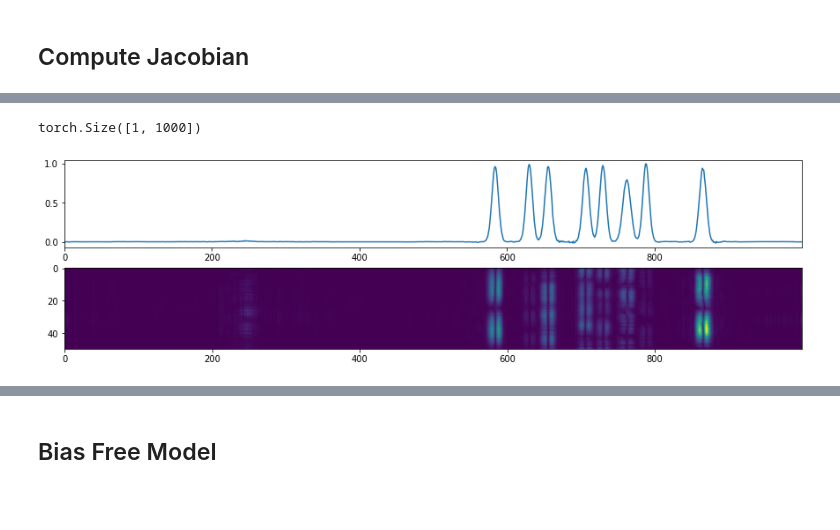
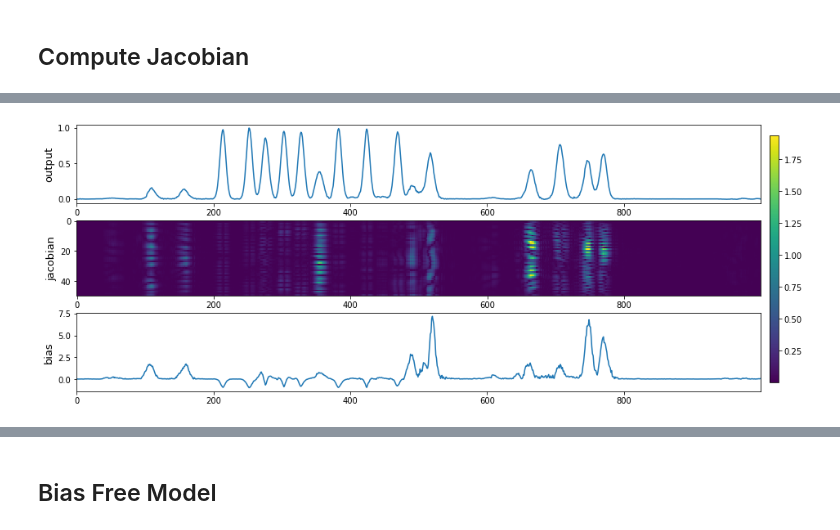
Before and after one commit to bofei5675/DeepFreq, a Jupyter notebook: grad_jacobian.ipynb, the cells around one changed output, grey strips where cells are left out. Drawn from its saved outputs; the diff is of its cells as text; code cells hidden in the pictures; blank space fills up the shorter version.

Commit message:
jacobian computation

```diff
--- a/grad_jacobian.ipynb
+++ b/grad_jacobian.ipynb
@@ -142,2 +94,5 @@ ax.legend(loc='center left', bbox_to_anchor=(1, 0.5))
+# %%
+idx = 8
+inp = torch.as_tensor(signal_10dB[idx][None])
 # %% [markdown]
 ## Compute Jacobian
@@ -163,30 +99,29 @@ plt.show()
-# %%
-inp = torch.tensor(signal_50dB[8][None])
-inp.requires_grad = True
-fr_50dB = fr_module(inp)
-fr_50dB[0, 0].backward()
-print(fr_50dB.shape)
-# %% [output]
-torch.Size([1, 1000])
-# %%
-grad = []
-for i in range(1000):
-    inp = torch.tensor(signal_50dB[idx][None])
-    inp.requires_grad = True
-    fr_50dB = fr_module(inp)
-    fr_50dB[0, i].backward()
-    grad += [inp.grad.numpy()]
-
-grad = np.vstack(grad)
-grad = grad[:, 0] + 1j * grad[:, 1]
+# %%
+jacobian, inputs, outputs = compute_jacobian_and_bias(inp, fr_module)
+grad, bias = compute_bias(jacobian, inputs, outputs)
 # %%
-fig, ax = plt.subplots(2, 1, figsize=(15, 4))
-ax[0].plot(xgrid, fr_50dB[0].cpu().detach().numpy())
+fig, ax = plt.subplots(3, 1, figsize=(15, 6))
+
+ax[0].plot(xgrid, outputs[0])
 ax[0].set_xticks(np.arange(-0.5, 0.5, 0.2))
 ax[0].set_xticklabels(np.arange(0, 1000, 200))
 ax[0].set_xlim(-0.5, 0.5)
-ax[1].imshow(np.abs(grad).T)
+ax[0].set_ylabel('output', fontsize=13)
+
+im = ax[1].imshow(np.abs(grad))
 ax[1].set_aspect(2.2)
+ax[1].set_ylabel('jacobian', fontsize=13)
+
+ax[2].plot(xgrid, bias[0])
+ax[2].set_xticks(np.arange(-0.5, 0.5, 0.2))
+ax[2].set_xticklabels(np.arange(0, 1000, 200))
+ax[2].set_xlim(-0.5, 0.5)
+ax[2].set_ylabel('bias', fontsize=13)
+
+fig.subplots_adjust(right=0.9)
+cbar_ax = fig.add_axes([0.91, 0.15, 0.01, 0.7])
+fig.colorbar(im, cax=cbar_ax)
+
 plt.show()
 # %% [output]
-[figure, old version]
+[figure, new version]
```
Also changed, not shown: parts of 40 cells of this notebook, 1 other file.
